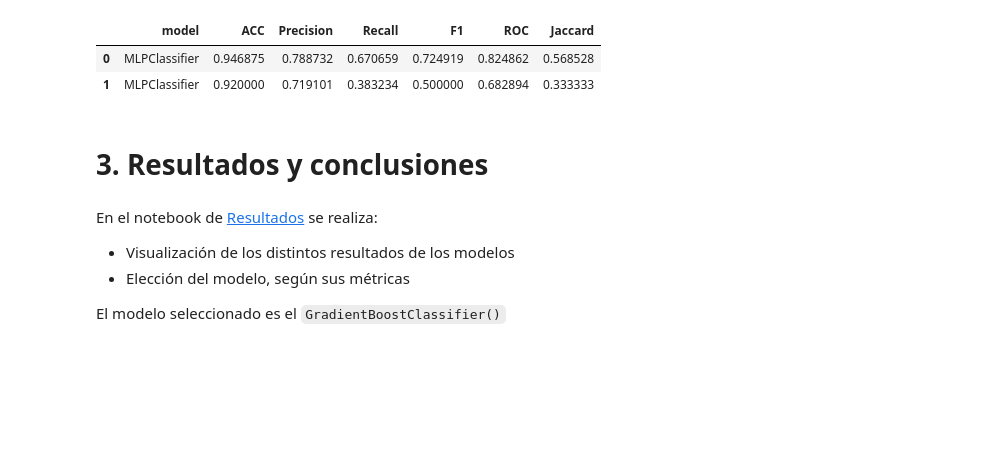
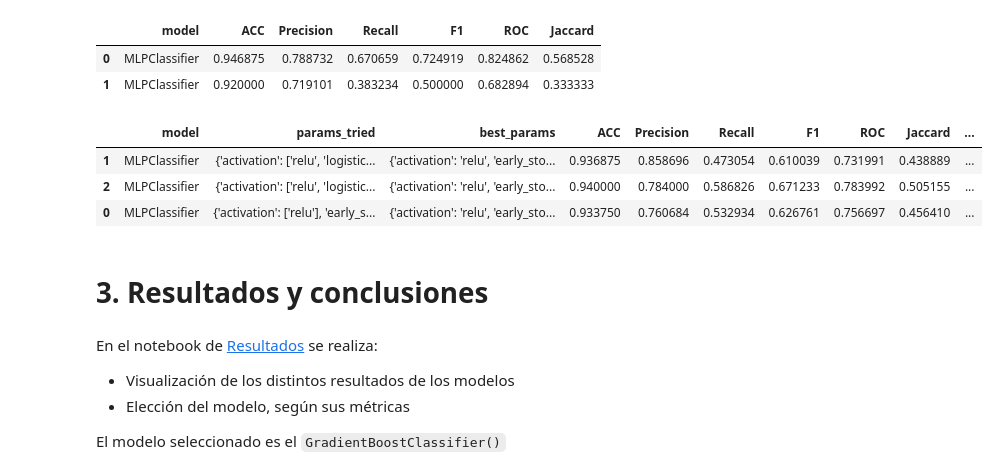
Before and after one commit to mcarlagg17/TBDS-ML_Clf_WaterQuality, a Jupyter notebook: proyect_resume.ipynb, the cells around one changed output. Cells and saved outputs as stored; diff of their text form; code cells hidden in the pictures; blank space fills up the shorter version.

```diff
--- a/proyect_resume.ipynb
+++ b/proyect_resume.ipynb
@@ -135,6 +135,13 @@ pd.read_csv(os.getcwd()+'/src/model/model_metrics/DL_metrics.csv',sep=';').sort_
 |  | model | ACC | Precision | Recall | F1 | ROC | Jaccard |
 | 0 | MLPClassifier | 0.946875 | 0.788732 | 0.670659 | 0.724919 | 0.824862 | 0.568528 |
 | 1 | MLPClassifier | 0.920000 | 0.719101 | 0.383234 | 0.500000 | 0.682894 | 0.333333 |
+# %%
+pd.read_csv(os.getcwd()+'/src/model/model_metrics/DL_metrics_hyp.csv',sep=';').sort_values('Precision',ascending=False)
+# %% [output]
+|  | model | params_tried | best_params | ACC | Precision | Recall | F1 | ROC | Jaccard | ... |
+| 1 | MLPClassifier | {'activation': ['relu', 'logistic... | {'activation': 'relu', 'early_sto... | 0.936875 | 0.858696 | 0.473054 | 0.610039 | 0.731991 | 0.438889 | ... |
+| 2 | MLPClassifier | {'activation': ['relu', 'logistic... | {'activation': 'relu', 'early_sto... | 0.940000 | 0.784000 | 0.586826 | 0.671233 | 0.783992 | 0.505155 | ... |
+| 0 | MLPClassifier | {'activation': ['relu'], 'early_s... | {'activation': 'relu', 'early_sto... | 0.933750 | 0.760684 | 0.532934 | 0.626761 | 0.756697 | 0.456410 | ... |
 # %% [markdown]
 # **3. Resultados y conclusiones**<a id='3'></a>
 # %% [markdown]
```
Also changed, not shown: 24 other files.
